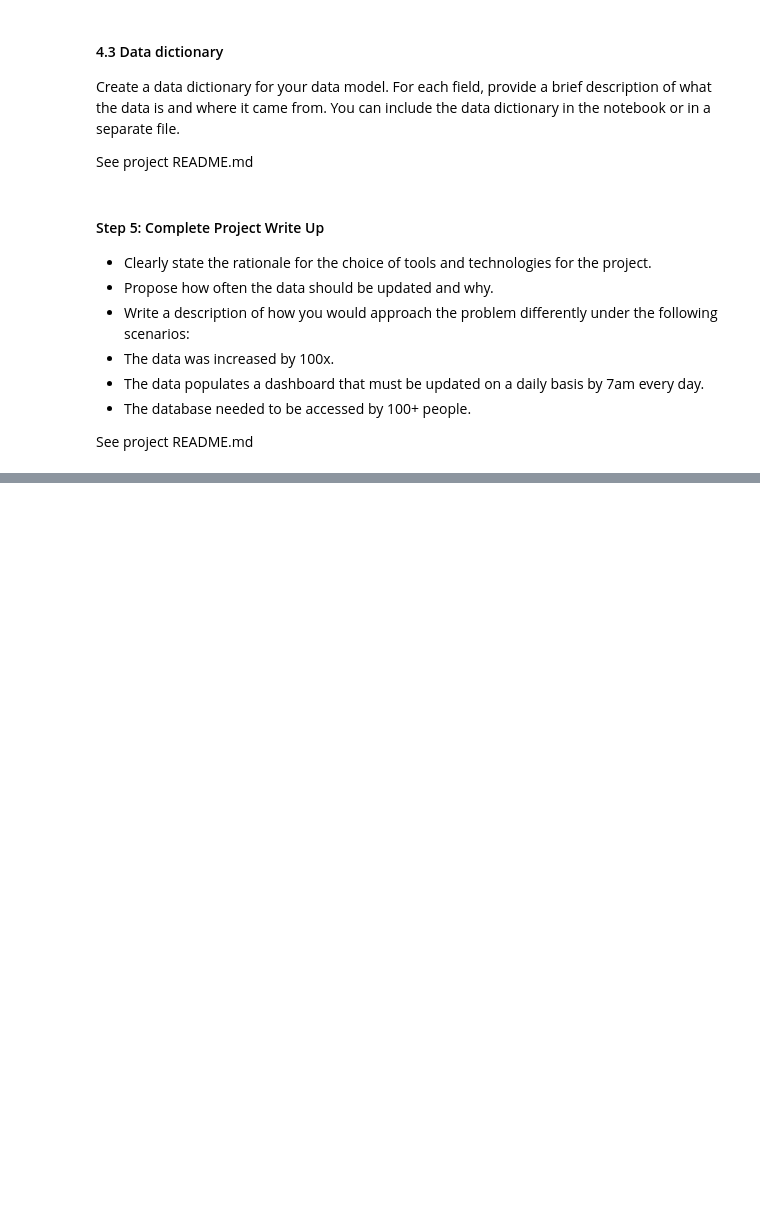
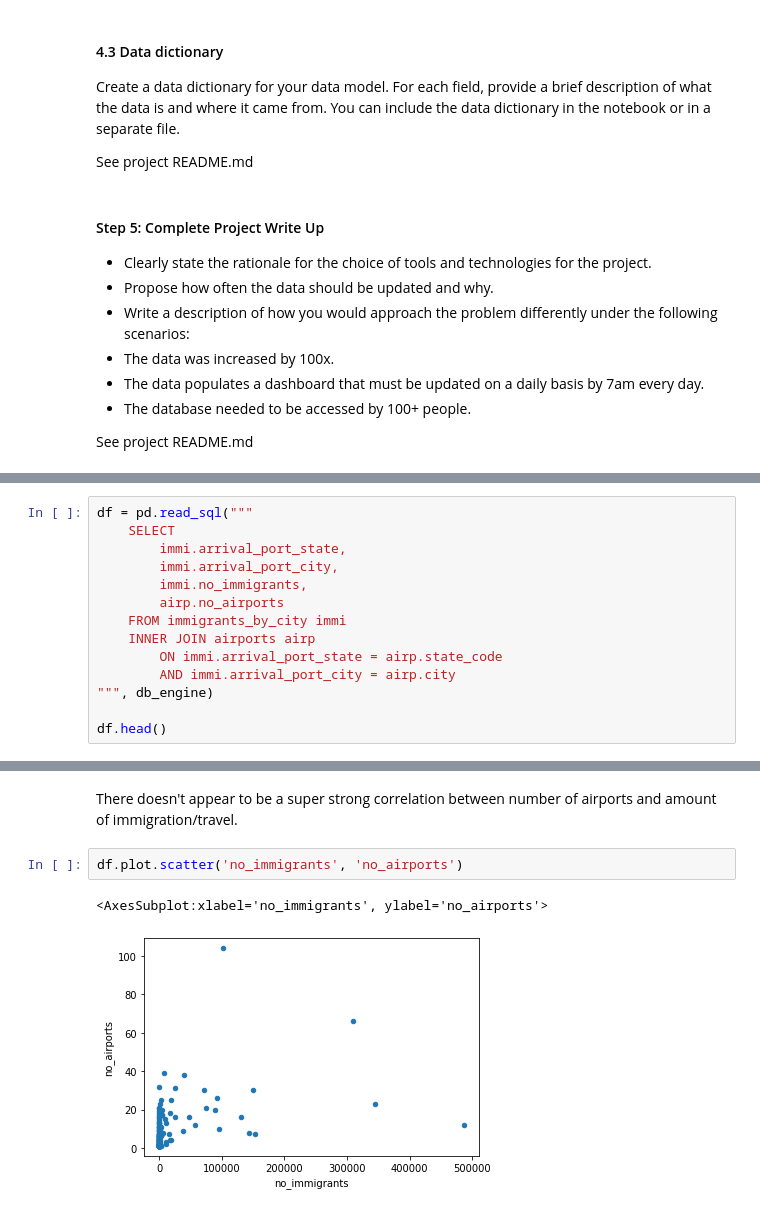
Before and after one commit to isaak-coursework/udacity-data-engineering, a Jupyter notebook: p6-capstone/Capstone Project Template.ipynb, the cells around one changed output, grey strips where cells are left out. Cells and saved outputs as stored; diff of their text form; blank space fills up the shorter version.

```diff
--- a/p6-capstone/Capstone Project Template.ipynb
+++ b/p6-capstone/Capstone Project Template.ipynb
@@ -305,0 +342,14 @@ See project README.md
+# %%
+df = pd.read_sql("""
+    SELECT
+        immi.arrival_port_state,
+        immi.arrival_port_city,
+        immi.no_immigrants,
+        airp.no_airports
+    FROM immigrants_by_city immi
+    INNER JOIN airports airp
+        ON immi.arrival_port_state = airp.state_code
+        AND immi.arrival_port_city = airp.city
+""", db_engine)
+
+df.head()
@@ -305,0 +363,7 @@ See project README.md
+# %% [markdown]
+There doesn't appear to be a super strong correlation between number of airports and amount of immigration/travel.
+# %%
+df.plot.scatter('no_immigrants', 'no_airports')
+# %% [output]
+<AxesSubplot:xlabel='no_immigrants', ylabel='no_airports'>
+[figure, added]
```
Also changed, not shown: parts of 8 cells of this notebook.
